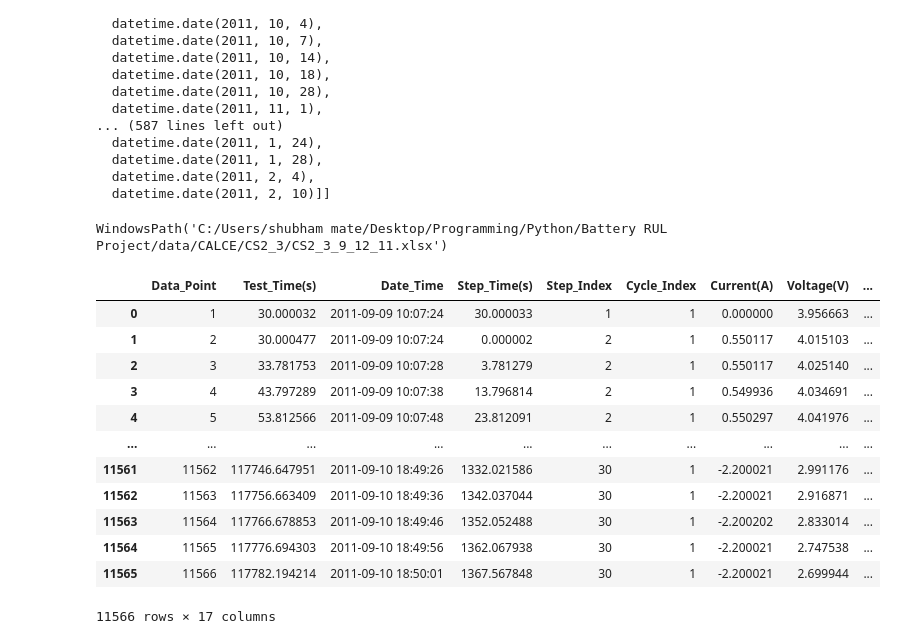
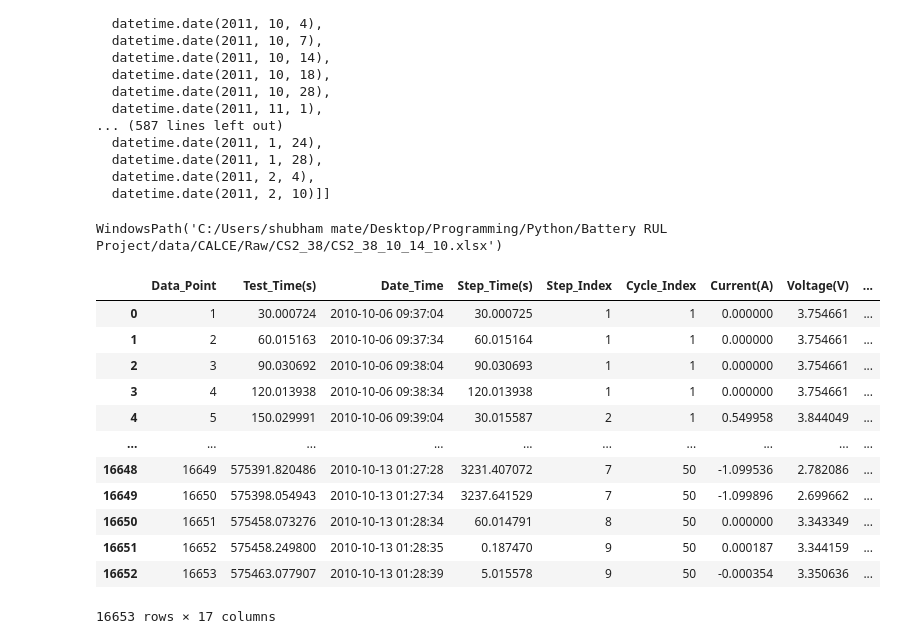
Before and after one commit to Shubham-Mate/Battery-RUL-Prediction, a Jupyter notebook: Data Preprocessing and Exploration.ipynb, the cells around one changed output. Saved outputs shown, nothing was run; the diff lists cells and outputs as text; code cells hidden in the pictures.

```diff
--- a/Data Preprocessing and Exploration.ipynb
+++ b/Data Preprocessing and Exploration.ipynb
@@ -33,25 +33,25 @@ dates
   datetime.date(2011, 2, 4),
   datetime.date(2011, 2, 10)]]
 # %%
-filename = CALCEDatasetConstants.BATTERY_DATASET_PATHS.value[0] / \
-(CALCEDatasetConstants.BATTERY_NAMES.value[0] + '_' + '_'.join([str(dates[0][0].month), str(dates[0][0].day), str(dates[0][0].year-2000)]) + '.xlsx')
+filename = CALCEDatasetConstants.BATTERY_DATASET_PATHS.value[-1] / \
+(CALCEDatasetConstants.BATTERY_NAMES.value[-1] + '_' + '_'.join([str(dates[-1][10].month), str(dates[-1][10].day), str(dates[-1][10].year-2000)]) + '.xlsx')
 filename
 # %% [output]
-WindowsPath('C:/Users/shubham mate/Desktop/Programming/Python/Battery RUL Project/data/CALCE/CS2_3/CS2_3_9_12_11.xlsx')
+WindowsPath('C:/Users/shubham mate/Desktop/Programming/Python/Battery RUL Project/data/CALCE/Raw/CS2_38/CS2_38_10_14_10.xlsx')
 # %%
-df = pd.read_excel(filename, sheet_name='Channel_1-008')
+df = pd.read_excel(filename, sheet_name=1)
 df
 # %% [output]
 |  | Data_Point | Test_Time(s) | Date_Time | Step_Time(s) | Step_Index | Cycle_Index | Current(A) | Voltage(V) | ... |
-| 0 | 1 | 30.000032 | 2011-09-09 10:07:24 | 30.000033 | 1 | 1 | 0.000000 | 3.956663 | ... |
-| 1 | 2 | 30.000477 | 2011-09-09 10:07:24 | 0.000002 | 2 | 1 | 0.550117 | 4.015103 | ... |
-| 2 | 3 | 33.781753 | 2011-09-09 10:07:28 | 3.781279 | 2 | 1 | 0.550117 | 4.025140 | ... |
-| 3 | 4 | 43.797289 | 2011-09-09 10:07:38 | 13.796814 | 2 | 1 | 0.549936 | 4.034691 | ... |
-| 4 | 5 | 53.812566 | 2011-09-09 10:07:48 | 23.812091 | 2 | 1 | 0.550297 | 4.041976 | ... |
+| 0 | 1 | 30.000724 | 2010-10-06 09:37:04 | 30.000725 | 1 | 1 | 0.000000 | 3.754661 | ... |
+| 1 | 2 | 60.015163 | 2010-10-06 09:37:34 | 60.015164 | 1 | 1 | 0.000000 | 3.754661 | ... |
+| 2 | 3 | 90.030692 | 2010-10-06 09:38:04 | 90.030693 | 1 | 1 | 0.000000 | 3.754661 | ... |
+| 3 | 4 | 120.013938 | 2010-10-06 09:38:34 | 120.013938 | 1 | 1 | 0.000000 | 3.754661 | ... |
+| 4 | 5 | 150.029991 | 2010-10-06 09:39:04 | 30.015587 | 2 | 1 | 0.549958 | 3.844049 | ... |
 | ... | ... | ... | ... | ... | ... | ... | ... | ... | ... |
-| 11561 | 11562 | 117746.647951 | 2011-09-10 18:49:26 | 1332.021586 | 30 | 1 | -2.200021 | 2.991176 | ... |
-| 11562 | 11563 | 117756.663409 | 2011-09-10 18:49:36 | 1342.037044 | 30 | 1 | -2.200021 | 2.916871 | ... |
-| 11563 | 11564 | 117766.678853 | 2011-09-10 18:49:46 | 1352.052488 | 30 | 1 | -2.200202 | 2.833014 | ... |
-| 11564 | 11565 | 117776.694303 | 2011-09-10 18:49:56 | 1362.067938 | 30 | 1 | -2.200021 | 2.747538 | ... |
-| 11565 | 11566 | 117782.194214 | 2011-09-10 18:50:01 | 1367.567848 | 30 | 1 | -2.200021 | 2.699944 | ... |
+| 16648 | 16649 | 575391.820486 | 2010-10-13 01:27:28 | 3231.407072 | 7 | 50 | -1.099536 | 2.782086 | ... |
+| 16649 | 16650 | 575398.054943 | 2010-10-13 01:27:34 | 3237.641529 | 7 | 50 | -1.099896 | 2.699662 | ... |
+| 16650 | 16651 | 575458.073276 | 2010-10-13 01:28:34 | 60.014791 | 8 | 50 | 0.000000 | 3.343349 | ... |
+| 16651 | 16652 | 575458.249800 | 2010-10-13 01:28:35 | 0.187470 | 9 | 50 | 0.000187 | 3.344159 | ... |
+| 16652 | 16653 | 575463.077907 | 2010-10-13 01:28:39 | 5.015578 | 9 | 50 | -0.000354 | 3.350636 | ... |
-11566 rows × 17 columns
+16653 rows × 17 columns
```
Also changed, not shown: parts of 6 cells of this notebook, 2 other files.
